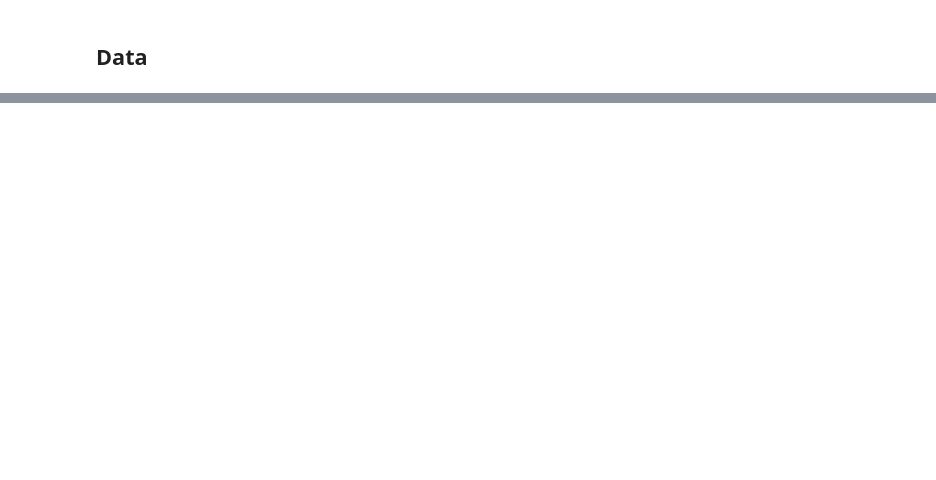
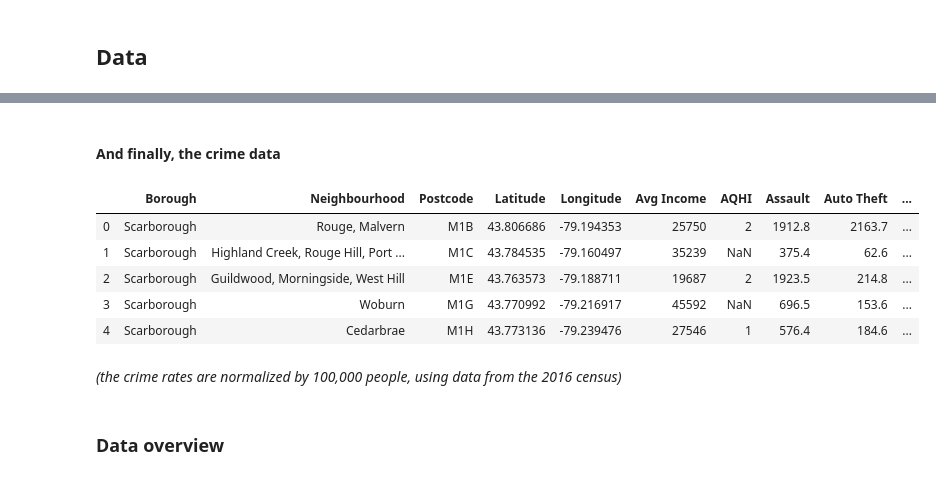
Before and after one commit to CarlosNoriegaPolo/Coursera_Capstone, a Jupyter notebook: Capstone_Final_Project.ipynb, the cells around one changed output, grey strips where cells are left out. Drawn from its saved outputs; the diff is of its cells as text; code cells hidden in the pictures; blank space fills up the shorter version.

```diff
--- a/Capstone_Final_Project.ipynb
+++ b/Capstone_Final_Project.ipynb
@@ -42,0 +128,2 @@ The following data sources will be needed to extract/generate the required infor
+# %%
+df_nbh['Neighbourhood'].replace('Not assigned', "Queen's Park", inplace=True)
@@ -42,0 +132,6 @@ The following data sources will be needed to extract/generate the required infor
+# %%
+df_gsd = pd.read_csv('http://cocl.us/Geospatial_data')
+df_gsd.columns = ['Postcode', 'Latitude', 'Longitude']
+df_nbh = pd.merge(df_nbh, df_gsd, on=['Postcode'], how='inner')
+df_nbh = df_nbh[['Borough', 'Neighbourhood', 'Postcode', 'Latitude', 'Longitude']].copy()
+df_nbh.head()
@@ -42,0 +174,6 @@ The following data sources will be needed to extract/generate the required infor
+# %%
+df_inc = pd.read_csv("Toronto_Inc.csv", thousands=',')
+df_inc.columns = ['Postcode', 'Avg Income']
+df_nbh2 = pd.merge(df_nbh, df_inc, on=['Postcode'], how='inner')
+df_nbh2 = df_nbh2[['Borough', 'Neighbourhood', 'Postcode', 'Latitude', 'Longitude','Avg Income']].copy()
+df_nbh2.head()
@@ -42,0 +191,6 @@ The following data sources will be needed to extract/generate the required infor
+# %%
+df_aq = pd.read_csv("Toronto_AQ.csv")
+df_aq.columns = ['Postcode', 'AQHI']
+df_nbh3 = pd.merge(df_nbh2, df_aq, on=['Postcode'], how='inner')
+df_nbh3 = df_nbh3[['Borough', 'Neighbourhood', 'Postcode', 'Latitude', 'Longitude','Avg Income', 'AQHI']].copy()
+df_nbh3.head()
@@ -42,0 +208,19 @@ The following data sources will be needed to extract/generate the required infor
+# %% [markdown]
+#### And finally, the crime data
+# %%
+df_cri = pd.read_csv("Toronto_Crime.csv")
+df_cri.columns = ['Postcode', 'Assault', 'Auto Theft', 'Break and Enter', 'Robbery', 'Theft Over $5,000', 'Homicide']
+df_nbh4 = pd.merge(df_nbh3, df_cri, on=['Postcode'], how='inner')
+df_nbh4 = df_nbh4[['Borough', 'Neighbourhood', 'Postcode', 'Latitude', 'Longitude','Avg Income', 'AQHI', 'Assault', 'Auto Theft', 'Break and Enter', 'Robbery', 'Theft Over $5,000', 'Homicide']].copy()
+df_nbh4.head()
+# %% [output]
+|  | Borough | Neighbourhood | Postcode | Latitude | Longitude | Avg Income | AQHI | Assault | Auto Theft | ... |
+| 0 | Scarborough | Rouge, Malvern | M1B | 43.806686 | -79.194353 | 25750 | 2 | 1912.8 | 2163.7 | ... |
+| 1 | Scarborough | Highland Creek, Rouge Hill, Port ... | M1C | 43.784535 | -79.160497 | 35239 | NaN | 375.4 | 62.6 | ... |
+| 2 | Scarborough | Guildwood, Morningside, West Hill | M1E | 43.763573 | -79.188711 | 19687 | 2 | 1923.5 | 214.8 | ... |
+| 3 | Scarborough | Woburn | M1G | 43.770992 | -79.216917 | 45592 | NaN | 696.5 | 153.6 | ... |
+| 4 | Scarborough | Cedarbrae | M1H | 43.773136 | -79.239476 | 27546 | 1 | 576.4 | 184.6 | ... |
+# %% [markdown]
+_(the crime rates are normalized by 100,000 people, using data from the 2016 census)_
+# %% [markdown]
+### Data overview
```
Also changed, not shown: parts of 82 cells of this notebook.
